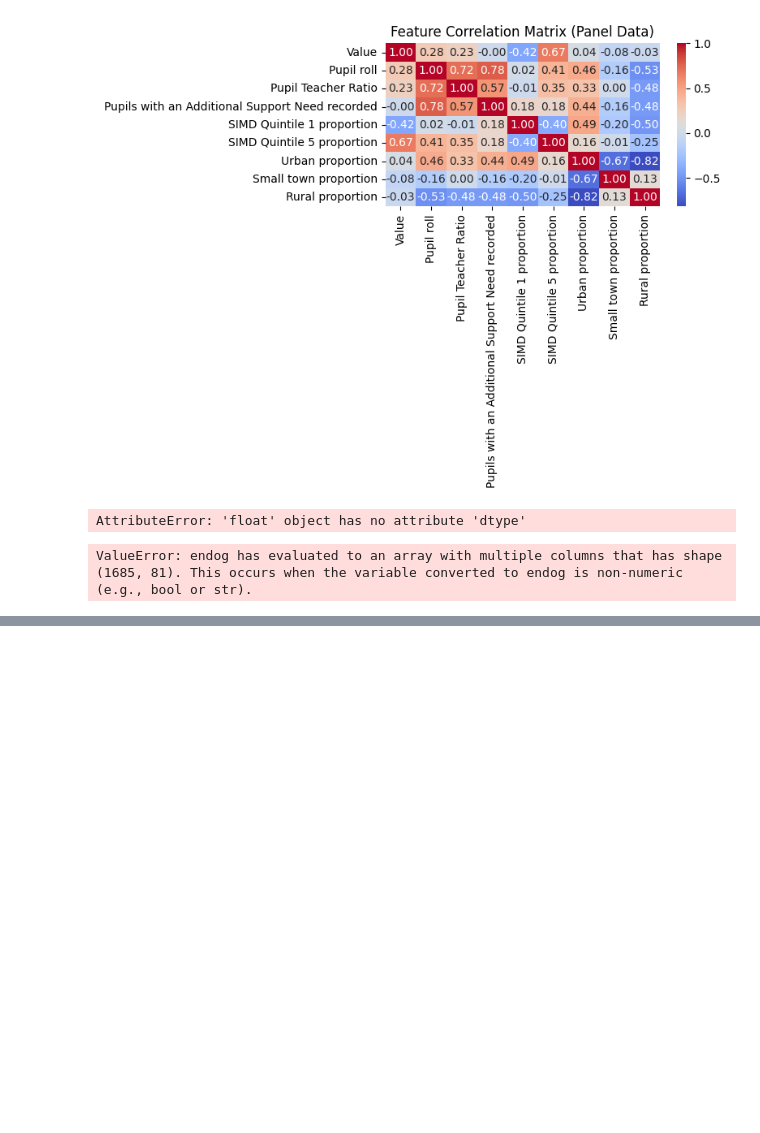
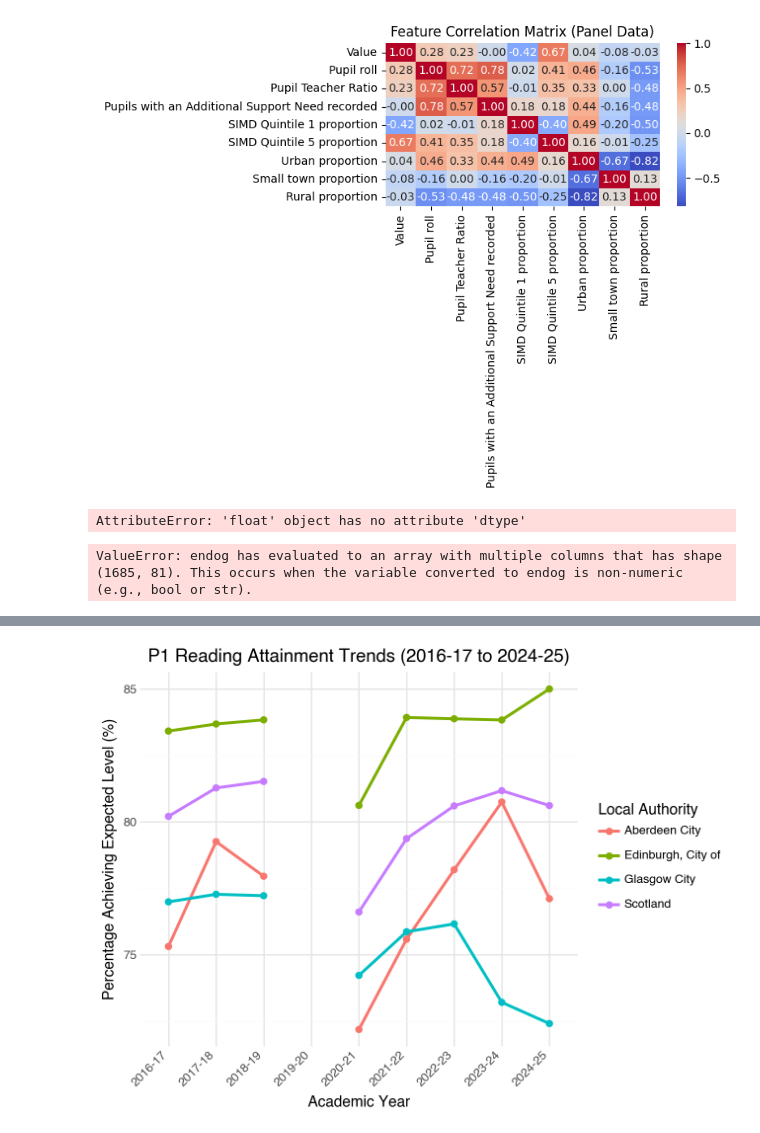
Before and after one commit to Jaxter1604/social_dets_edu_scot, a Jupyter notebook: testing.ipynb, the cells around one changed output, grey strips where cells are left out. Cells and saved outputs as stored; diff of their text form; code cells hidden in the pictures; blank space fills up the shorter version.

```diff
--- a/testing.ipynb
+++ b/testing.ipynb
@@ -1318,0 +1409,10 @@ ValueError: endog has evaluated to an array with multiple columns that has shape
+# %%
+# Filter for P1 Reading across all councils and years
+p1_reading_trend = df_long[
+    (df_long['Stage'] == 'P1') &
+    (df_long['Organiser'] == 'Reading')
+]
+
+# View summary statistics for the latest available year (2024-25)
+latest_summary = p1_reading_trend[p1_reading_trend['Year'] == '2024-25'].describe()
+print(latest_summary)
@@ -1318,0 +1429,21 @@ ValueError: endog has evaluated to an array with multiple columns that has shape
+# %%
+# Select a few councils and Scotland to plot
+sample_authorities = ['Glasgow City', 'Edinburgh, City of', 'Aberdeen City', 'Scotland']
+subset_trend = p1_reading_trend[p1_reading_trend['Local Authority'].isin(sample_authorities)]
+
+# Generate multi-year trend visualization
+(
+    ggplot(subset_trend, aes(x='Year', y='Percentage', color='Local Authority', group='Local Authority'))
+    + geom_line(size=1.2)
+    + geom_point(size=2)
+    + theme_minimal()
+    + theme(axis_text_x=element_text(rotation=45, hjust=1))
+    + labs(
+        title='P1 Reading Attainment Trends (2016-17 to 2024-25)',
+        x='Academic Year',
+        y='Percentage Achieving Expected Level (%)',
+        color='Local Authority'
+    )
+)
+# %% [output]
+[figure, added]
```
Also changed, not shown: parts of 10 cells of this notebook.
